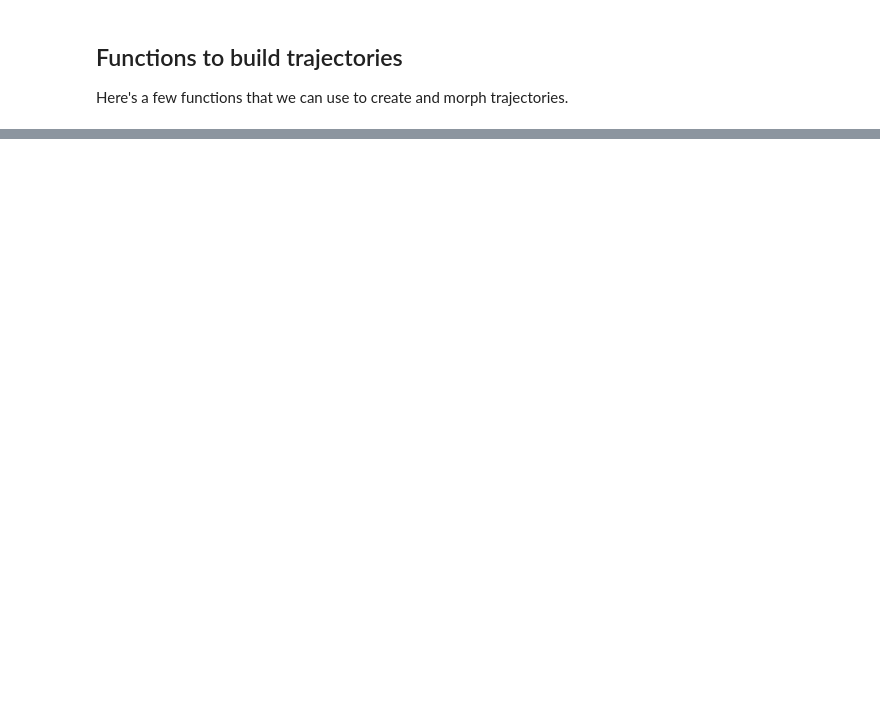
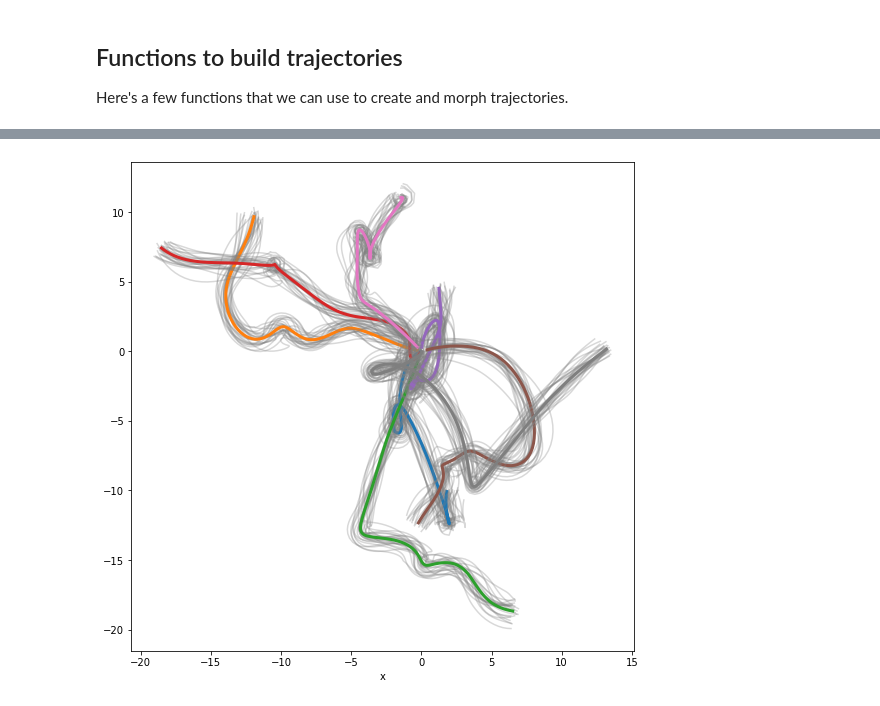
Before and after one commit to willirath/lagrangian_trajectory_clustering, a Jupyter notebook: notebooks/2021-05-13_creating_artificial_trajectories_WIP.ipynb, the cells around one changed output, grey strips where cells are left out. Saved outputs shown, nothing was run; the diff lists cells and outputs as text; code cells hidden in the pictures; blank space fills up the shorter version.

```diff
--- a/notebooks/2021-05-13_creating_artificial_trajectories_WIP.ipynb
+++ b/notebooks/2021-05-13_creating_artificial_trajectories_WIP.ipynb
@@ -231,0 +157,24 @@ fig.tight_layout();
+# %%
+number_clusters = 8
+number_members = 25
+traj_lengths = 100
+# %%
+centroids = {
+    n: create_smooth_traj(number_steps=traj_lengths, smooth_length=41)
+    for n in range(number_clusters)
+}
+# %%
+clusters = pd.concat({
+    n: pd.concat({
+        m: modify_trajectory(
+            traj=c,
+            along_shifts=get_smooth_shifts(traj=c, smooth_length=31, scale=1),
+            across_shifts=get_smooth_shifts(traj=c, smooth_length=31, scale=2)
+        )
+        for m in range(number_members)
+    }, axis=0)
+    for n, c in centroids.items()
+}, axis=0)
+
+# there's probably a better way for this:
+clusters.index = clusters.index.set_names(["cluster", "member", "step"])
@@ -231,0 +198,3 @@ fig.tight_layout();
+# %%
+centroids = pd.concat(centroids, axis=0)
+centroids.index = centroids.index.set_names(["cluster", "step"])
@@ -231,0 +218,13 @@ fig.tight_layout();
+# %%
+fig, ax = plt.subplots(1, 1, figsize=(9, 9))
+
+for c in centroids.index.get_level_values("cluster").unique():
+    for m in clusters.loc[c].index.get_level_values("member").unique():
+        clusters.loc[c].loc[m].plot.line(
+            x="x", y="y", color="gray", alpha=0.3, ax=ax, legend=False, label=None
+        )
+    centroids.loc[c].plot.line(
+        x="x", y="y", ax=ax, linewidth=3, label=f"cluster {c}", legend=None
+    )
+# %% [output]
+[figure, added]
```
Also changed, not shown: parts of 30 cells of this notebook.
